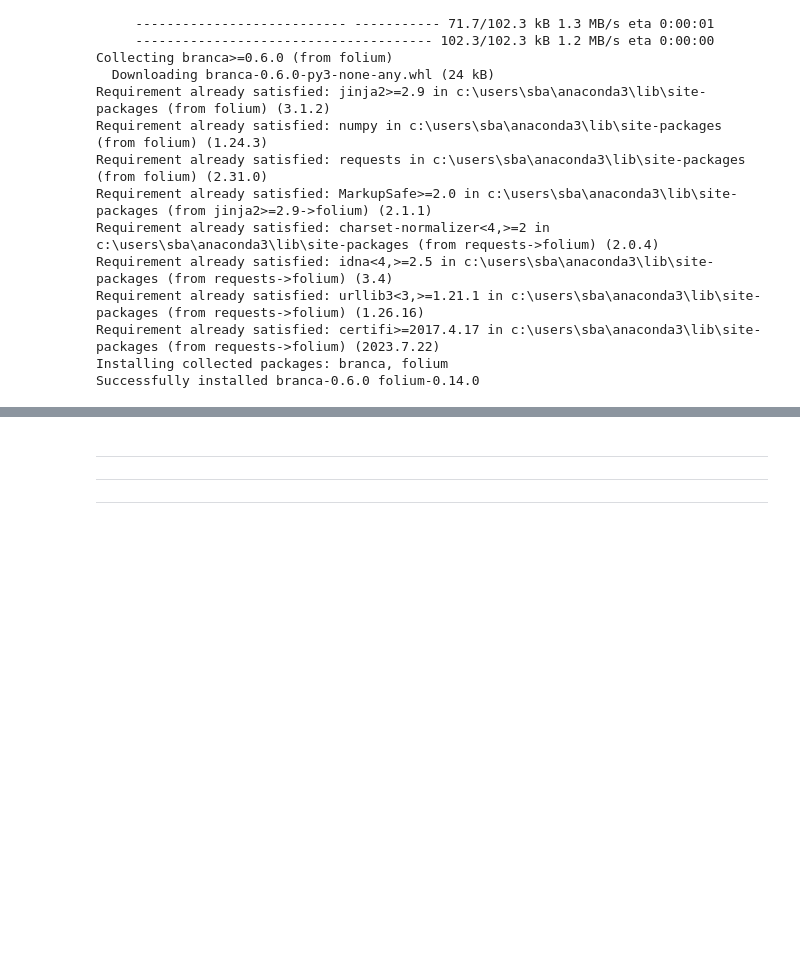
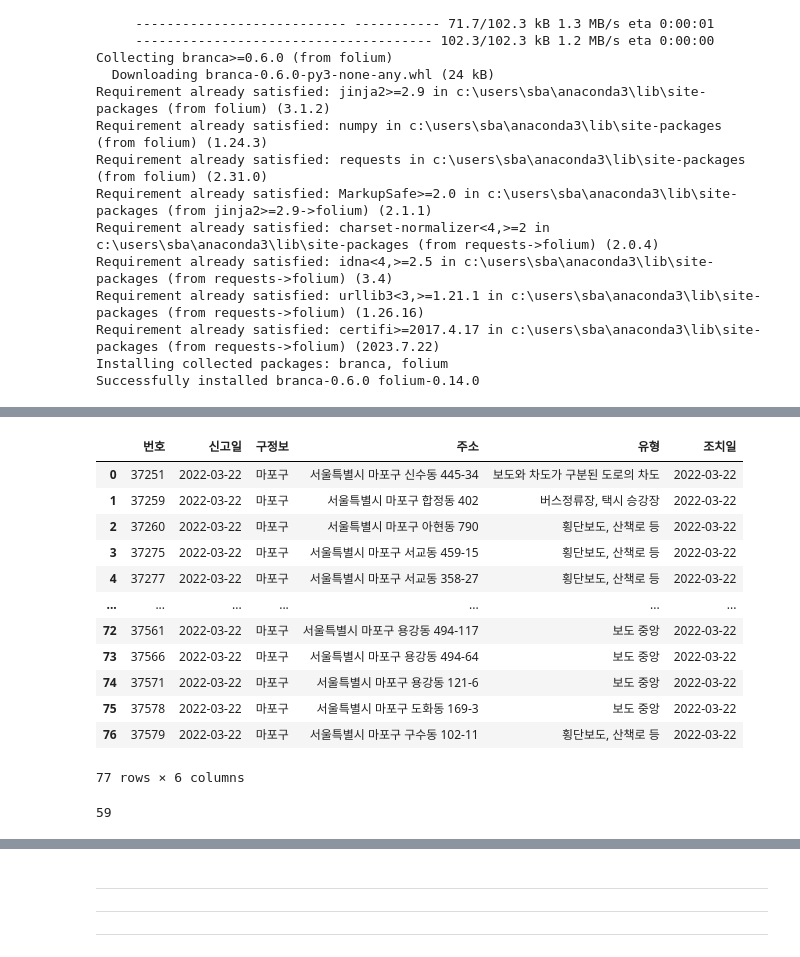
Before and after one commit to dragon11112222/kickboard_towaway_parking_seoul, a Jupyter notebook: 231026visualization.ipynb, the cells around one changed output, grey strips where cells are left out. Cells and saved outputs as stored; diff of their text form; code cells hidden in the pictures; blank space fills up the shorter version.

```diff
--- a/231026visualization.ipynb
+++ b/231026visualization.ipynb
@@ -791,0 +890,22 @@ map
+# %%
+mapo_df230322 = mapo_df[mapo_df['신고일'] == '2022-03-22']
+mapo_df230322.reset_index(drop=True, inplace=True)
+mapo_df230322
+# %% [output]
+|  | 번호 | 신고일 | 구정보 | 주소 | 유형 | 조치일 |
+| 0 | 37251 | 2022-03-22 | 마포구 | 서울특별시 마포구 신수동 445-34 | 보도와 차도가 구분된 도로의 차도 | 2022-03-22 |
+| 1 | 37259 | 2022-03-22 | 마포구 | 서울특별시 마포구 합정동 402 | 버스정류장, 택시 승강장 | 2022-03-22 |
+| 2 | 37260 | 2022-03-22 | 마포구 | 서울특별시 마포구 아현동 790 | 횡단보도, 산책로 등 | 2022-03-22 |
+| 3 | 37275 | 2022-03-22 | 마포구 | 서울특별시 마포구 서교동 459-15 | 횡단보도, 산책로 등 | 2022-03-22 |
+| 4 | 37277 | 2022-03-22 | 마포구 | 서울특별시 마포구 서교동 358-27 | 횡단보도, 산책로 등 | 2022-03-22 |
+| ... | ... | ... | ... | ... | ... | ... |
+| 72 | 37561 | 2022-03-22 | 마포구 | 서울특별시 마포구 용강동 494-117 | 보도 중앙 | 2022-03-22 |
+| 73 | 37566 | 2022-03-22 | 마포구 | 서울특별시 마포구 용강동 494-64 | 보도 중앙 | 2022-03-22 |
+| 74 | 37571 | 2022-03-22 | 마포구 | 서울특별시 마포구 용강동 121-6 | 보도 중앙 | 2022-03-22 |
+| 75 | 37578 | 2022-03-22 | 마포구 | 서울특별시 마포구 도화동 169-3 | 보도 중앙 | 2022-03-22 |
+| 76 | 37579 | 2022-03-22 | 마포구 | 서울특별시 마포구 구수동 102-11 | 횡단보도, 산책로 등 | 2022-03-22 |
+77 rows × 6 columns
+# %%
+len(mapo_df230322['주소'].unique())
+# %% [output]
+59
```
Also changed, not shown: parts of 17 cells of this notebook.
